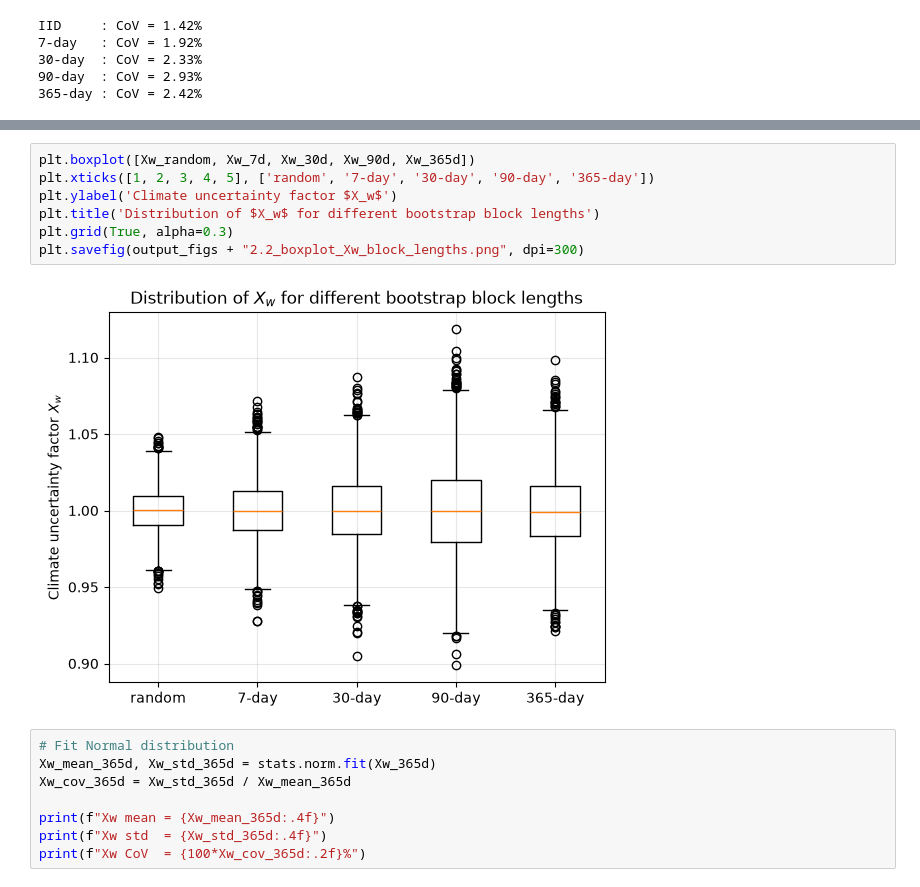
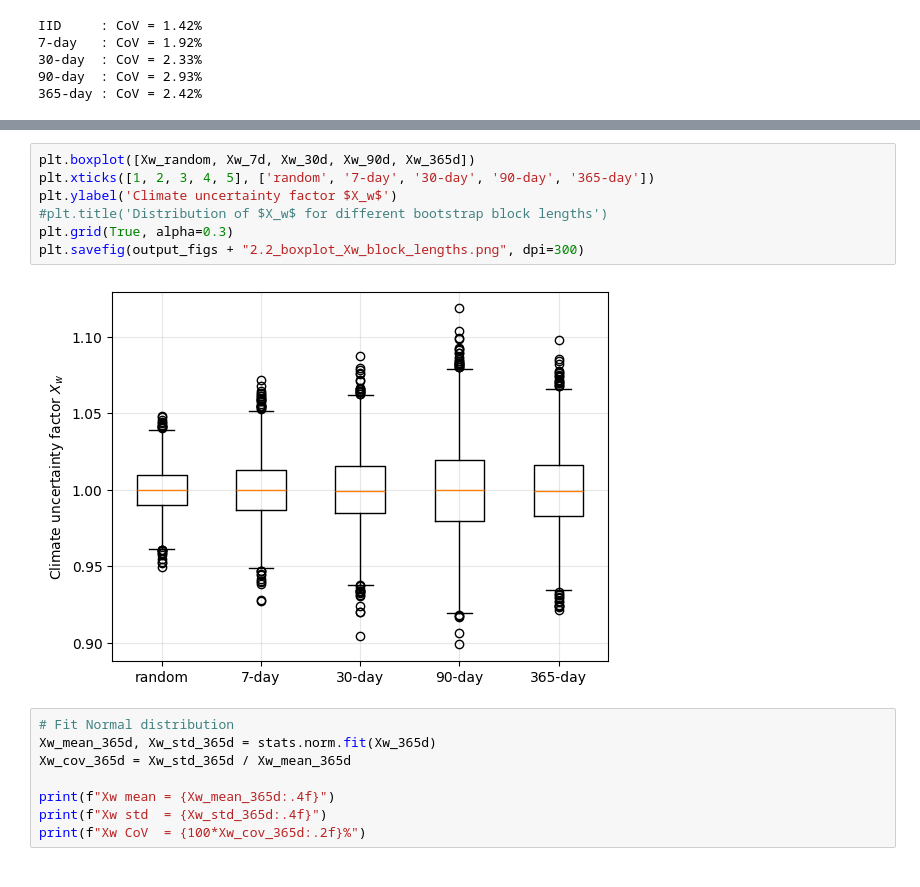
Before and after one commit to natslimak/OceanCourses, a Jupyter notebook: ProbalisticModelling/assg_mid-term/task2.ipynb, the cells around one changed output, grey strips where cells are left out. Cells and saved outputs as stored; diff of their text form.

```diff
--- a/ProbalisticModelling/assg_mid-term/task2.ipynb
+++ b/ProbalisticModelling/assg_mid-term/task2.ipynb
@@ -122,12 +122,12 @@ plt.show()
 # %%
 plt.boxplot([Xw_random, Xw_7d, Xw_30d, Xw_90d, Xw_365d])
 plt.xticks([1, 2, 3, 4, 5], ['random', '7-day', '30-day', '90-day', '365-day'])
 plt.ylabel('Climate uncertainty factor $X_w$')
-plt.title('Distribution of $X_w$ for different bootstrap block lengths')
+#plt.title('Distribution of $X_w$ for different bootstrap block lengths')
 plt.grid(True, alpha=0.3)
 plt.savefig(output_figs + "2.2_boxplot_Xw_block_lengths.png", dpi=300)
 # %% [output]
-[figure, old version]
+[figure, new version]
 # %%
 # Fit Normal distribution
 Xw_mean_365d, Xw_std_365d = stats.norm.fit(Xw_365d)
```
Also changed, not shown: parts of 2 cells of this notebook, 17 other files.
